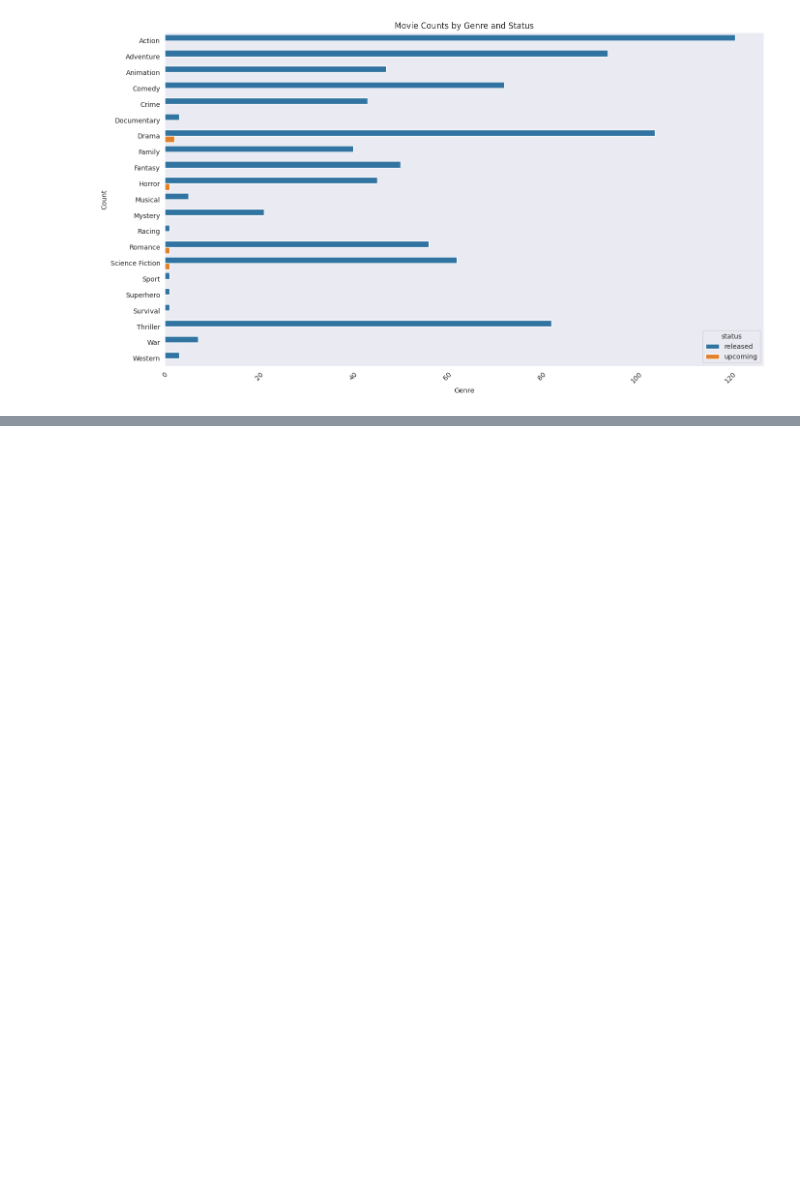
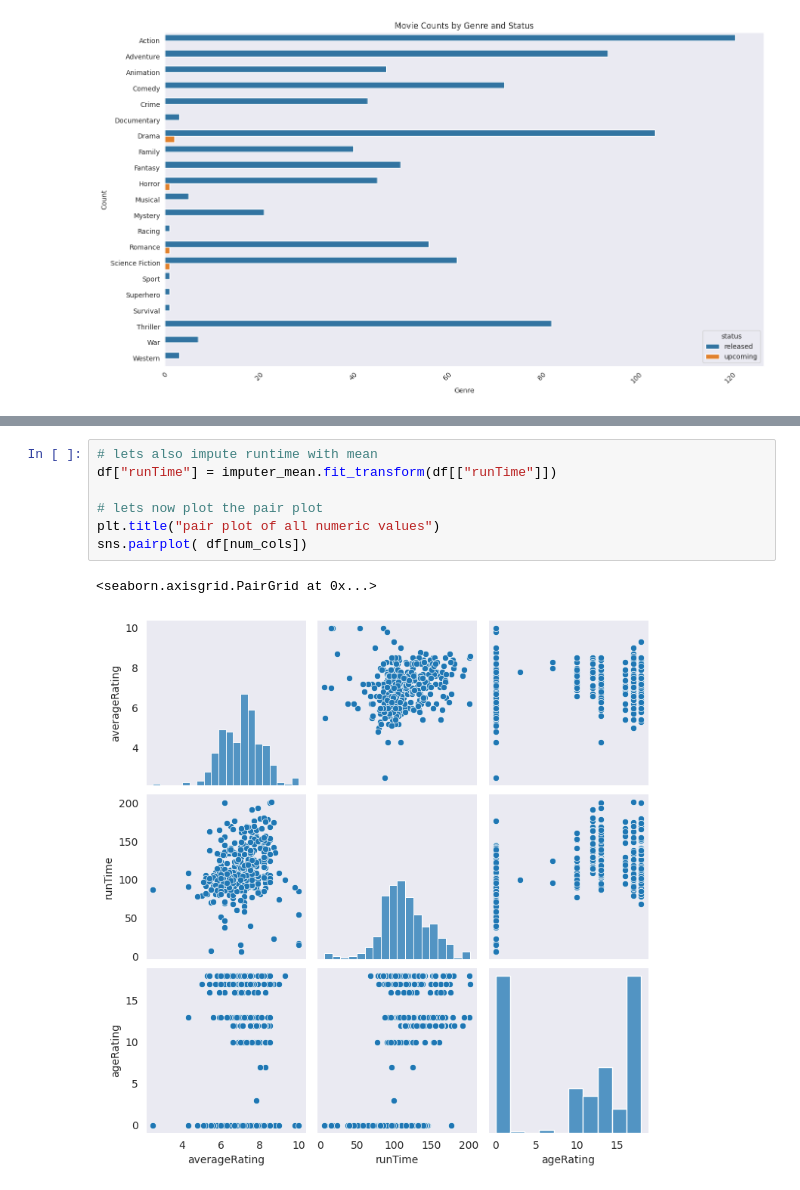
Before and after one commit to Shruthikshetty/media-logger-recommender, a Jupyter notebook: training_notebooks/Movies_recommendation_model.ipynb, the cells around one changed output, grey strips where cells are left out. Saved outputs shown, nothing was run; the diff lists cells and outputs as text; blank space fills up the shorter version.

```diff
--- a/training_notebooks/Movies_recommendation_model.ipynb
+++ b/training_notebooks/Movies_recommendation_model.ipynb
@@ -681,0 +716,10 @@ plt.show()
+# %%
+# lets also impute runtime with mean
+df["runTime"] = imputer_mean.fit_transform(df[["runTime"]])
+
+# lets now plot the pair plot
+plt.title("pair plot of all numeric values")
+sns.pairplot( df[num_cols])
+# %% [output]
+<seaborn.axisgrid.PairGrid at 0x...>
+[figure, added]
```
Also changed, not shown: parts of 10 cells of this notebook.
